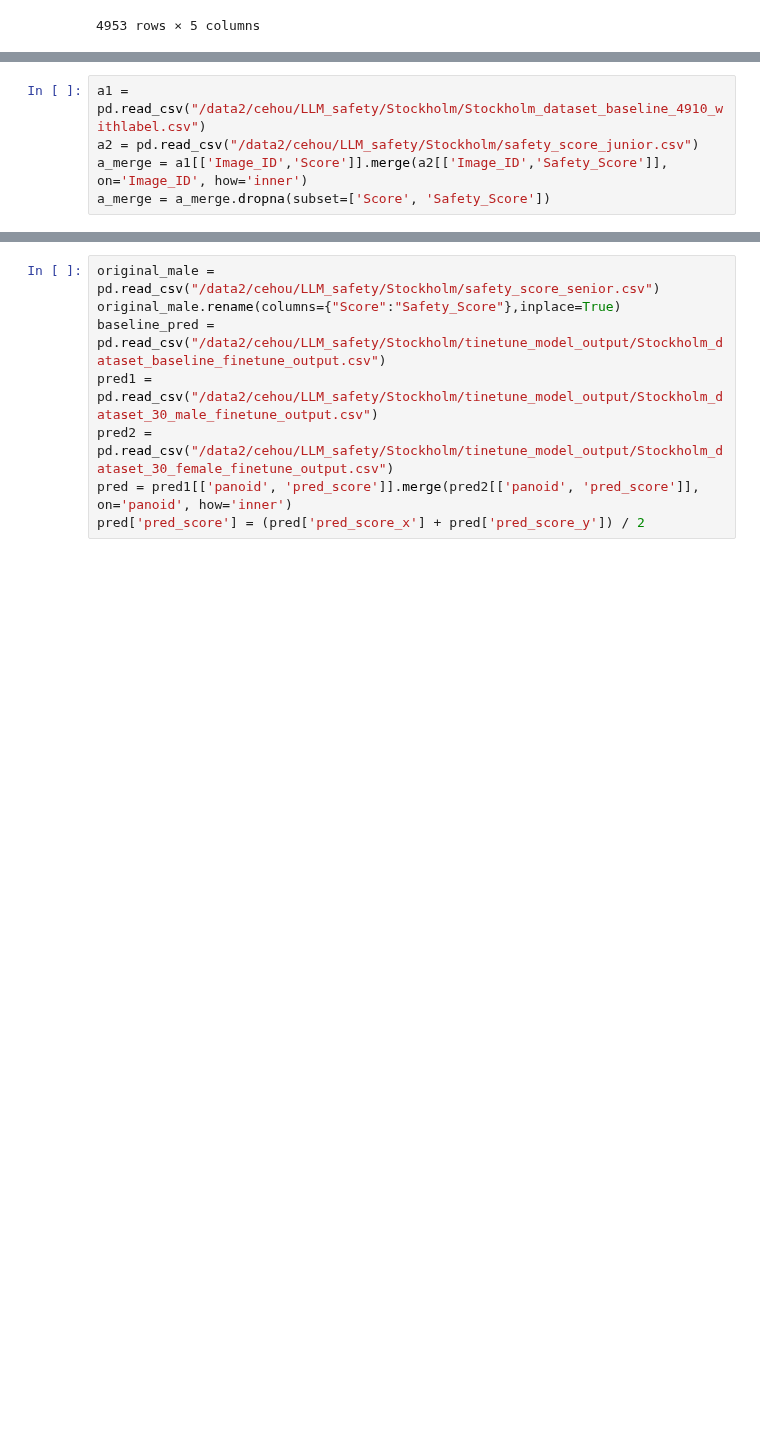
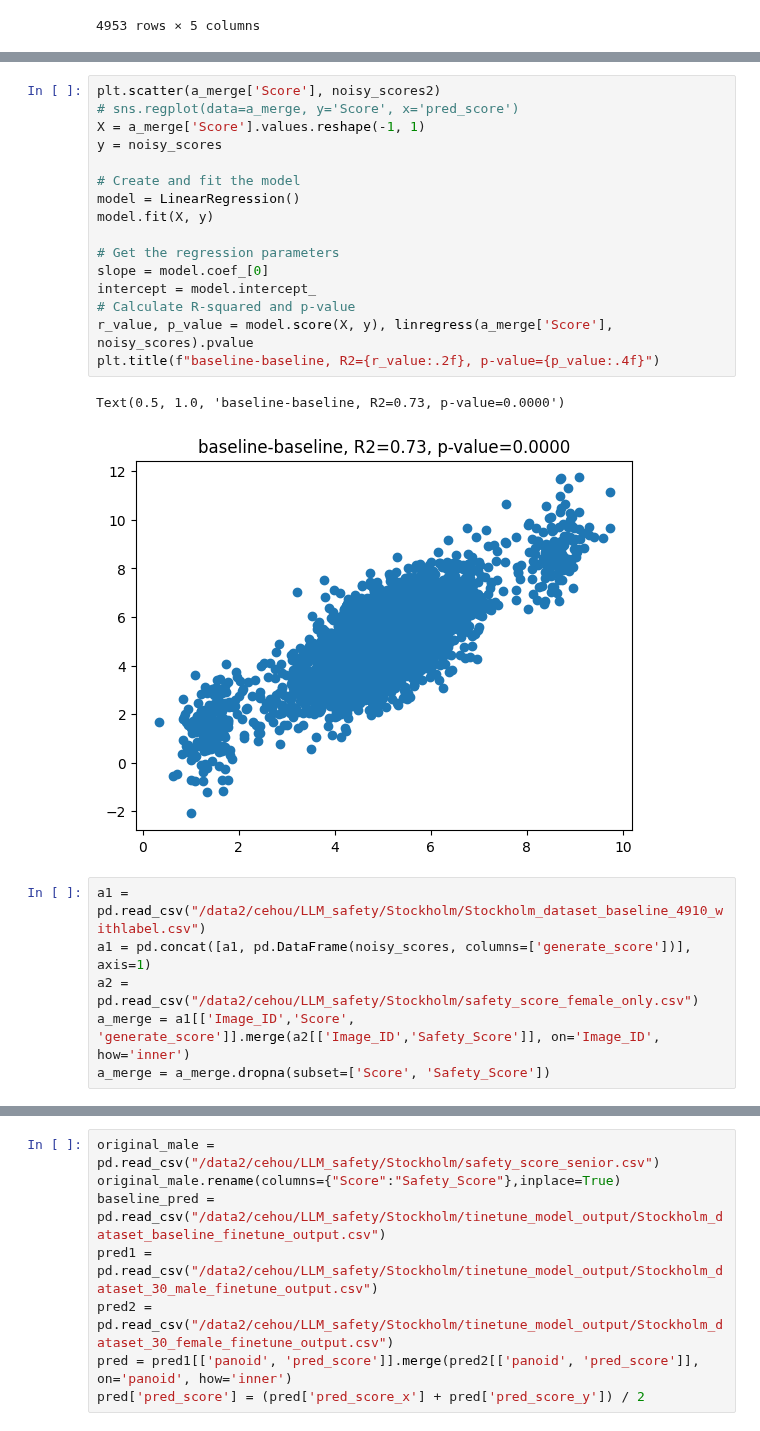
Before and after one commit to CeHouGIS/Safety_Perception_HK, a Jupyter notebook: POI.ipynb, the cells around one changed output, grey strips where cells are left out. Drawn from its saved outputs; the diff is of its cells as text; blank space fills up the shorter version.

```diff
--- a/POI.ipynb
+++ b/POI.ipynb
@@ -123,7 +166,27 @@ img_hash
+# %%
+plt.scatter(a_merge['Score'], noisy_scores2)
+# sns.regplot(data=a_merge, y='Score', x='pred_score')
+X = a_merge['Score'].values.reshape(-1, 1)
+y = noisy_scores
+
+# Create and fit the model
+model = LinearRegression()
+model.fit(X, y)
+
+# Get the regression parameters
+slope = model.coef_[0]
+intercept = model.intercept_
+# Calculate R-squared and p-value
+r_value, p_value = model.score(X, y), linregress(a_merge['Score'], noisy_scores).pvalue
+plt.title(f"baseline-baseline, R2={r_value:.2f}, p-value={p_value:.4f}")
+# %% [output]
+Text(0.5, 1.0, 'baseline-baseline, R2=0.73, p-value=0.0000')
+[figure, added]
 # %%
 a1 = pd.read_csv("/data2/cehou/LLM_safety/Stockholm/Stockholm_dataset_baseline_4910_withlabel.csv")
-a2 = pd.read_csv("/data2/cehou/LLM_safety/Stockholm/safety_score_junior.csv")
-a_merge = a1[['Image_ID','Score']].merge(a2[['Image_ID','Safety_Score']], on='Image_ID', how='inner')
+a1 = pd.concat([a1, pd.DataFrame(noisy_scores, columns=['generate_score'])], axis=1)
+a2 = pd.read_csv("/data2/cehou/LLM_safety/Stockholm/safety_score_female_only.csv")
+a_merge = a1[['Image_ID','Score', 'generate_score']].merge(a2[['Image_ID','Safety_Score']], on='Image_ID', how='inner')
 a_merge = a_merge.dropna(subset=['Score', 'Safety_Score'])
 # %%
 import matplotlib.pyplot as plt
```
Also changed, not shown: parts of 4 cells of this notebook, 2 other files.
